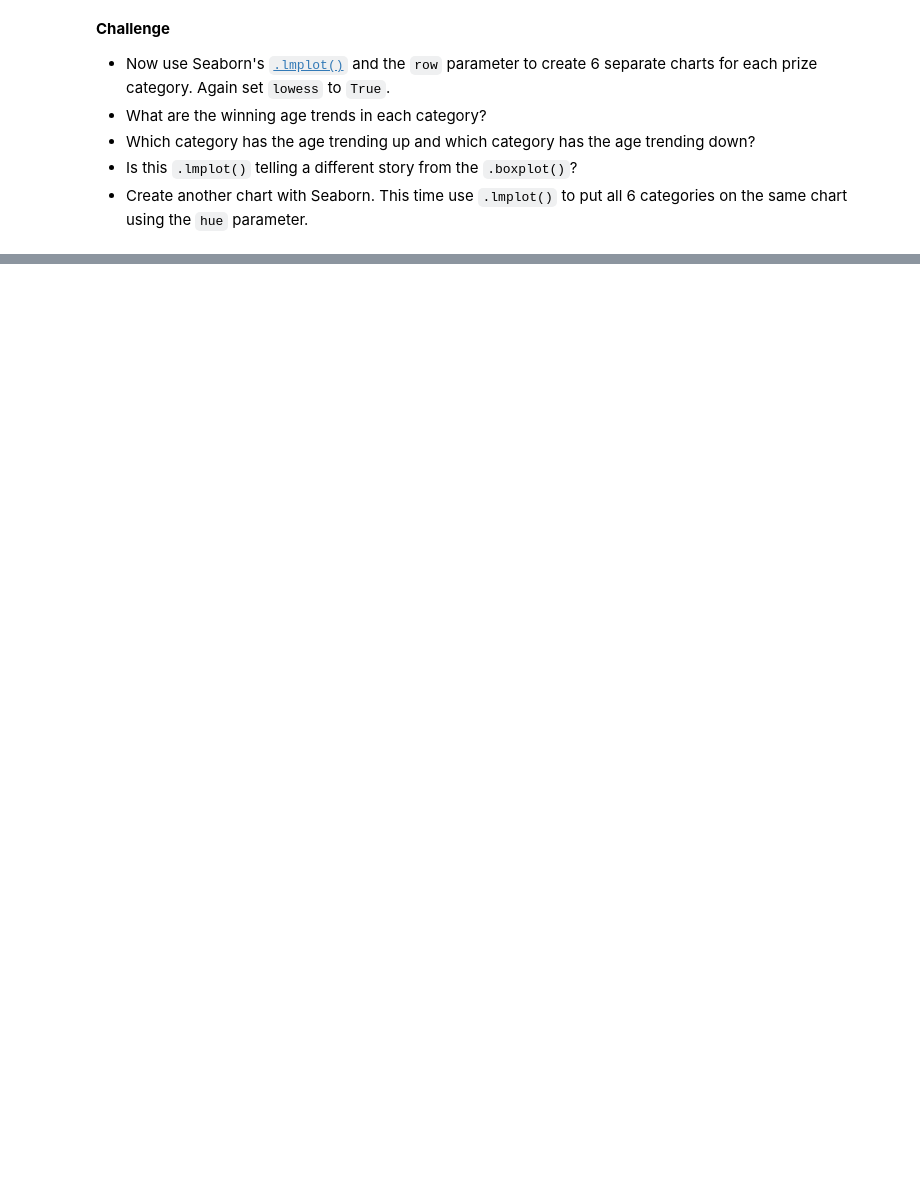
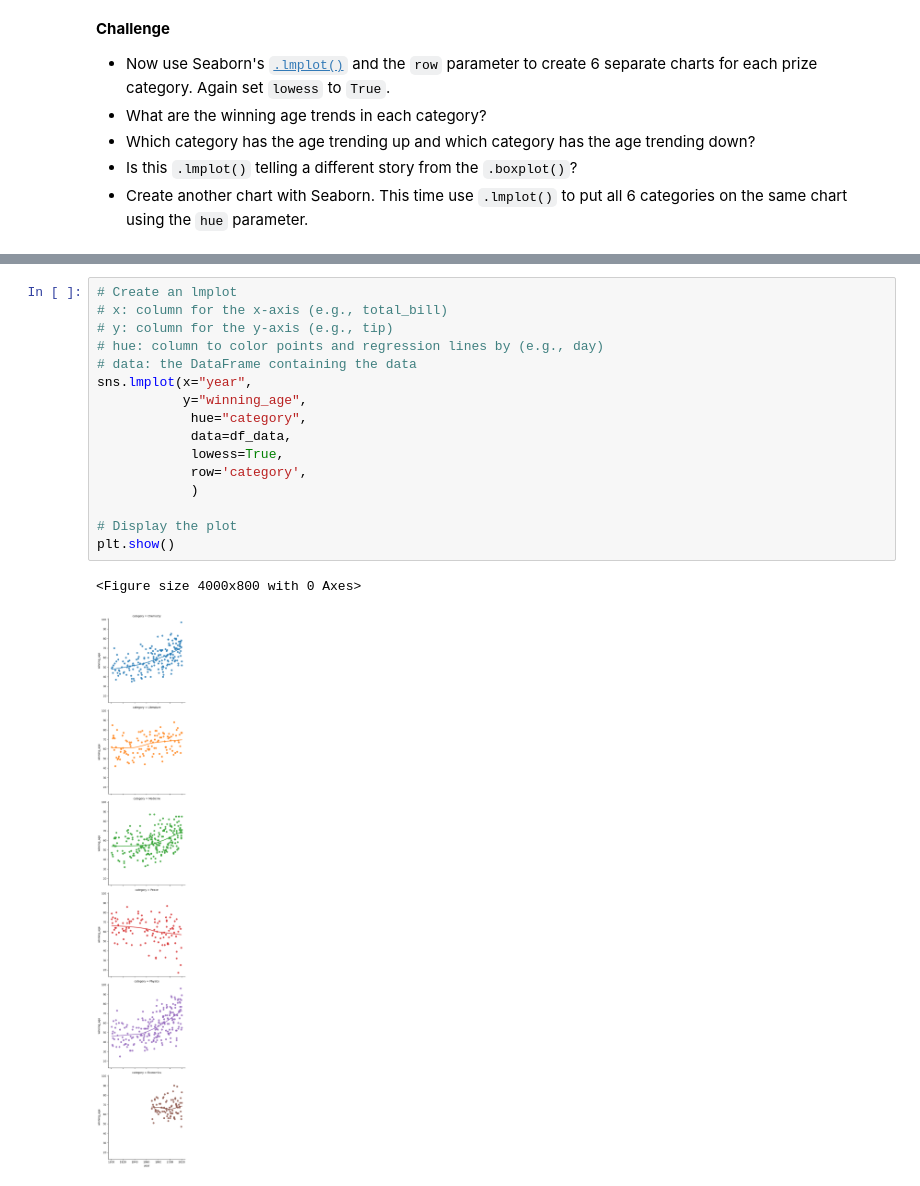
Before and after one commit to ImamSyabana/PythonDay16-100, a Jupyter notebook: Day 79/Nobel_Prize_Analysis_(start).ipynb, the cells around one changed output, grey strips where cells are left out. Cells and saved outputs as stored; diff of their text form; blank space fills up the shorter version.

```diff
--- a/Day 79/Nobel_Prize_Analysis_(start).ipynb
+++ b/Day 79/Nobel_Prize_Analysis_(start).ipynb
@@ -1489,0 +1496,19 @@ sns.boxplot(data=df_data, y='category', x="winning_age", width=.5)
+# %%
+# Create an lmplot
+# x: column for the x-axis (e.g., total_bill)
+# y: column for the y-axis (e.g., tip)
+# hue: column to color points and regression lines by (e.g., day)
+# data: the DataFrame containing the data
+sns.lmplot(x="year",
+           y="winning_age",
+            hue="category",
+            data=df_data,
+            lowess=True,
+            row='category',
+            )
+
+# Display the plot
+plt.show()
+# %% [output]
+<Figure size 4000x800 with 0 Axes>
+[figure, added]
```
Also changed, not shown: parts of 19 cells of this notebook.
